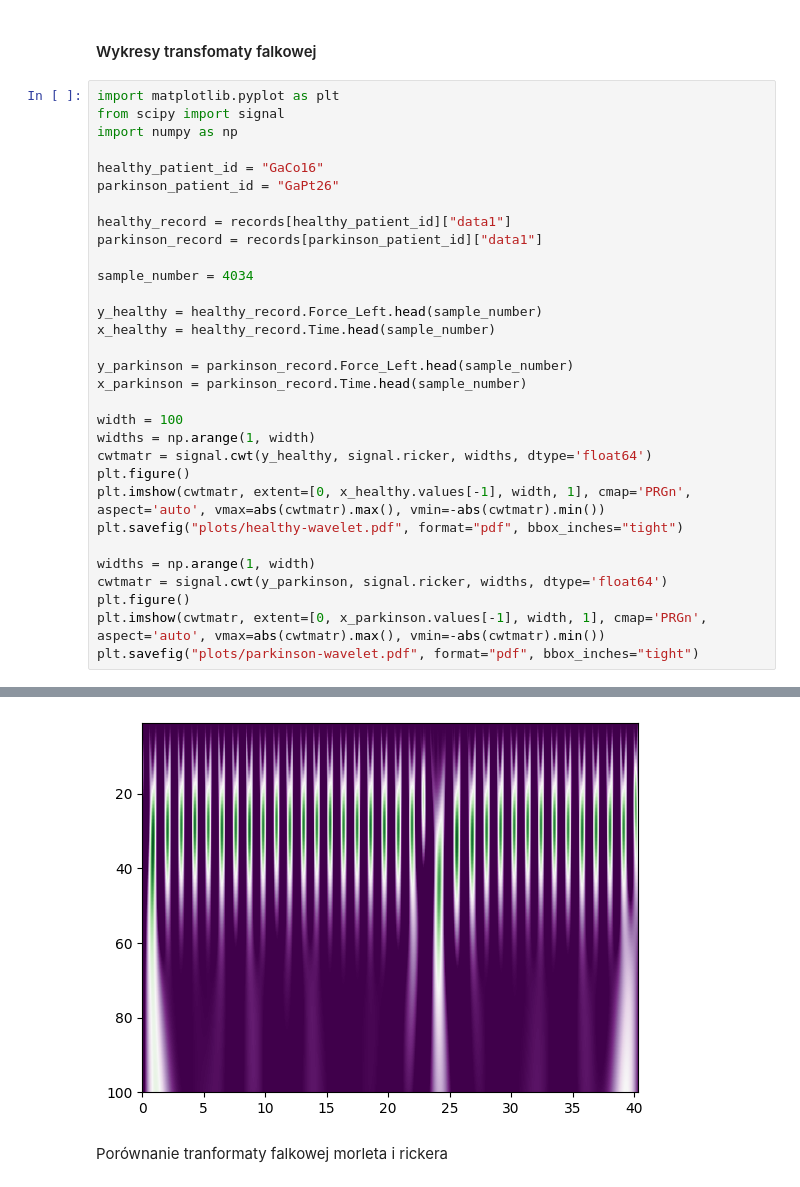
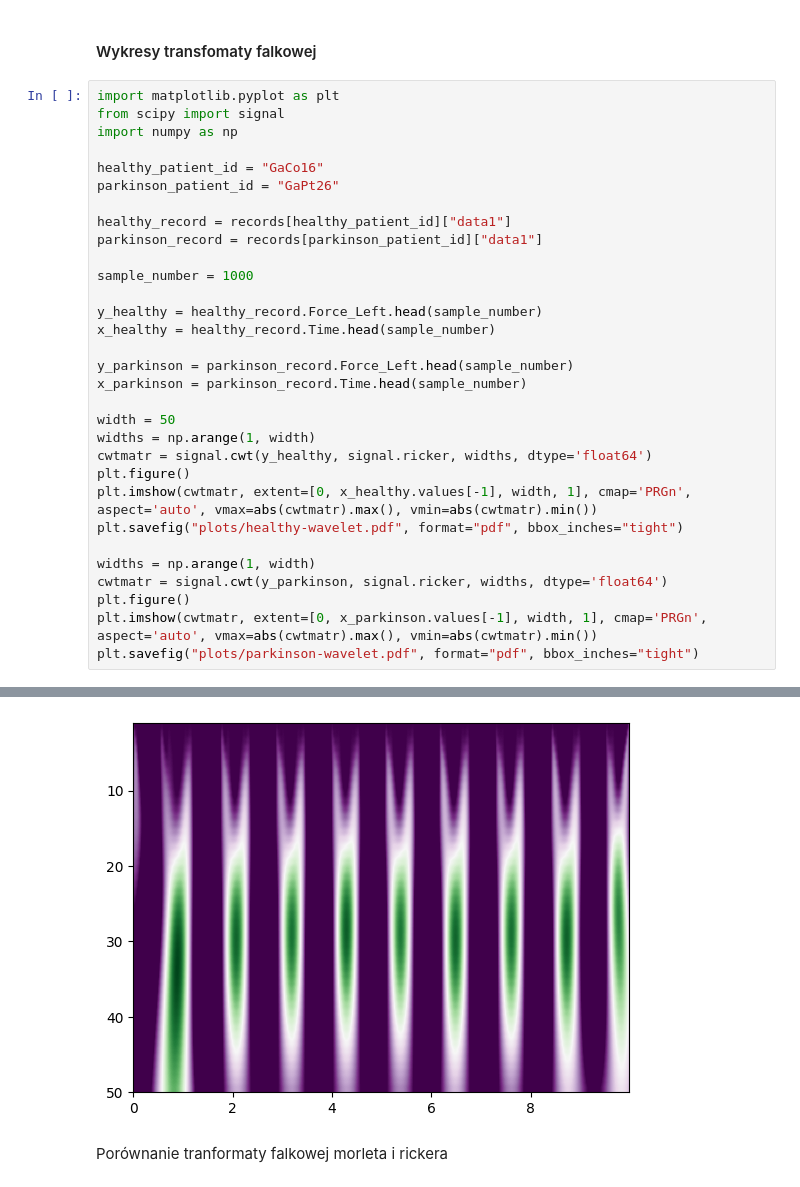
Before and after one commit to kaczmarekkacper/Parkinson-resnet, a Jupyter notebook: Parkinson.ipynb, the cells around one changed output, grey strips where cells are left out. Drawn from its saved outputs; the diff is of its cells as text.

```diff
--- a/Parkinson.ipynb
+++ b/Parkinson.ipynb
@@ -195,7 +272,7 @@ parkinson_patient_id = "GaPt26"
 healthy_record = records[healthy_patient_id]["data1"]
 parkinson_record = records[parkinson_patient_id]["data1"]
 
-sample_number = 4034
+sample_number = 1000
 
 y_healthy = healthy_record.Force_Left.head(sample_number)
 x_healthy = healthy_record.Time.head(sample_number)
@@ -203,16 +280,16 @@ x_healthy = healthy_record.Time.head(sample_number)
 y_parkinson = parkinson_record.Force_Left.head(sample_number)
 x_parkinson = parkinson_record.Time.head(sample_number)
 
-width = 100
+width = 50
 widths = np.arange(1, width)
 cwtmatr = signal.cwt(y_healthy, signal.ricker, widths, dtype='float64')
 plt.figure()
-plt.imshow(cwtmatr, extent=[0, x_healthy.values[-1], width, 1], cmap='PRGn', aspect='auto', vmax=abs(cwtmatr).max(), vmin=-abs(cwtmatr).min())
+plt.imshow(cwtmatr, extent=[0, x_healthy.values[-1], width, 1], cmap='PRGn', aspect='auto', vmax=abs(cwtmatr).max(), vmin=abs(cwtmatr).min())
 plt.savefig("plots/healthy-wavelet.pdf", format="pdf", bbox_inches="tight")
 
 widths = np.arange(1, width)
 cwtmatr = signal.cwt(y_parkinson, signal.ricker, widths, dtype='float64')
 plt.figure()
-plt.imshow(cwtmatr, extent=[0, x_parkinson.values[-1], width, 1], cmap='PRGn', aspect='auto', vmax=abs(cwtmatr).max(), vmin=-abs(cwtmatr).min())
+plt.imshow(cwtmatr, extent=[0, x_parkinson.values[-1], width, 1], cmap='PRGn', aspect='auto', vmax=abs(cwtmatr).max(), vmin=abs(cwtmatr).min())
 plt.savefig("plots/parkinson-wavelet.pdf", format="pdf", bbox_inches="tight")
 # %% [output]
@@ -220,4 +297,4 @@ plt.savefig("plots/parkinson-wavelet.pdf", format="pdf", bbox_inches="tight")
-[figure, old version]
+[figure, new version]
 # %% [markdown]
 Porównanie tranformaty falkowej morleta i rickera
 # %%
```
Also changed, not shown: parts of 9 cells of this notebook, 2 other files.
